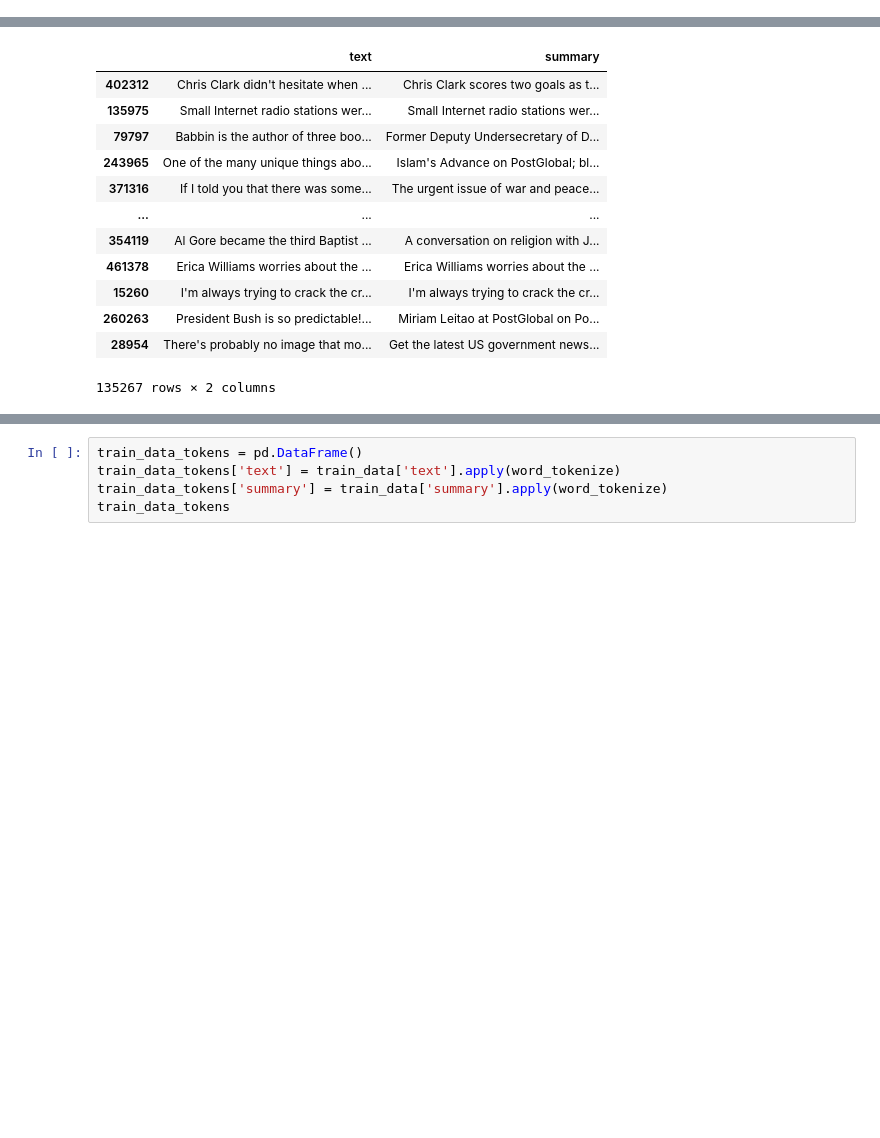
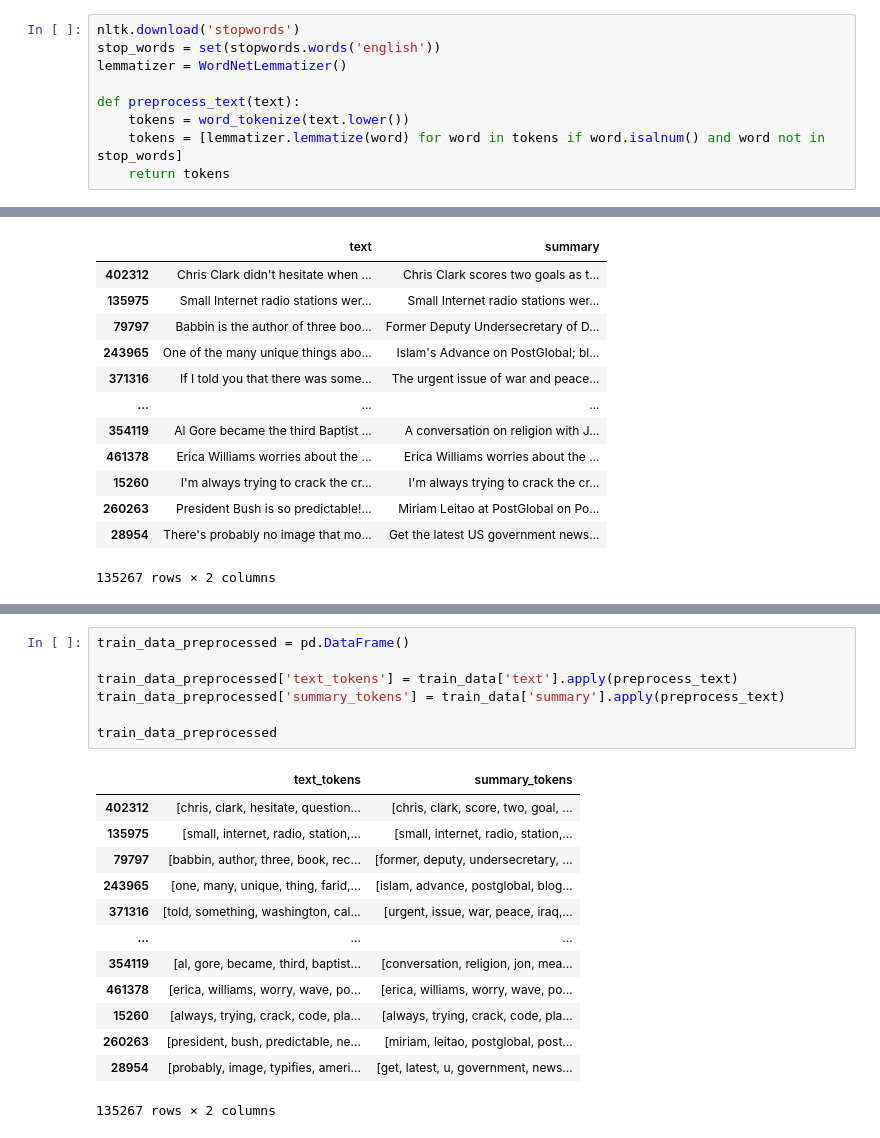
Before and after one commit to milkustron/news-summarizer, a Jupyter notebook: text_summarization_word2vec.ipynb, the cells around one changed output, grey strips where cells are left out. Saved outputs shown, nothing was run; the diff lists cells and outputs as text; blank space fills up the shorter version.

```diff
--- a/preprocessing.ipynb
+++ b/text_summarization_word2vec.ipynb
@@ -27,3 +31,12 @@ def remove_invalid_lines(file_path):
 
     with open(file_path, 'w') as file:
         file.writelines(valid_lines)
+# %%
+nltk.download('stopwords')
+stop_words = set(stopwords.words('english'))
+lemmatizer = WordNetLemmatizer()
+
+def preprocess_text(text):
+    tokens = word_tokenize(text.lower())
+    tokens = [lemmatizer.lemmatize(word) for word in tokens if word.isalnum() and word not in stop_words]
+    return tokens
@@ -190,6 +212,22 @@ nltk.download('punkt_tab')
 True
 # %%
-train_data_tokens = pd.DataFrame()
-train_data_tokens['text'] = train_data['text'].apply(word_tokenize)
-train_data_tokens['summary'] = train_data['summary'].apply(word_tokenize)
-train_data_tokens
+train_data_preprocessed = pd.DataFrame()
+
+train_data_preprocessed['text_tokens'] = train_data['text'].apply(preprocess_text)
+train_data_preprocessed['summary_tokens'] = train_data['summary'].apply(preprocess_text)
+
+train_data_preprocessed
+# %% [output]
+|  | text_tokens | summary_tokens |
+| 402312 | [chris, clark, hesitate, question... | [chris, clark, score, two, goal, ... |
+| 135975 | [small, internet, radio, station,... | [small, internet, radio, station,... |
+| 79797 | [babbin, author, three, book, rec... | [former, deputy, undersecretary, ... |
+| 243965 | [one, many, unique, thing, farid,... | [islam, advance, postglobal, blog... |
+| 371316 | [told, something, washington, cal... | [urgent, issue, war, peace, iraq,... |
+| ... | ... | ... |
+| 354119 | [al, gore, became, third, baptist... | [conversation, religion, jon, mea... |
+| 461378 | [erica, williams, worry, wave, po... | [erica, williams, worry, wave, po... |
+| 15260 | [always, trying, crack, code, pla... | [always, trying, crack, code, pla... |
+| 260263 | [president, bush, predictable, ne... | [miriam, leitao, postglobal, post... |
+| 28954 | [probably, image, typifies, ameri... | [get, latest, u, government, news... |
+135267 rows × 2 columns
```
Also changed, not shown: parts of 15 cells of this notebook, 11 other files.
